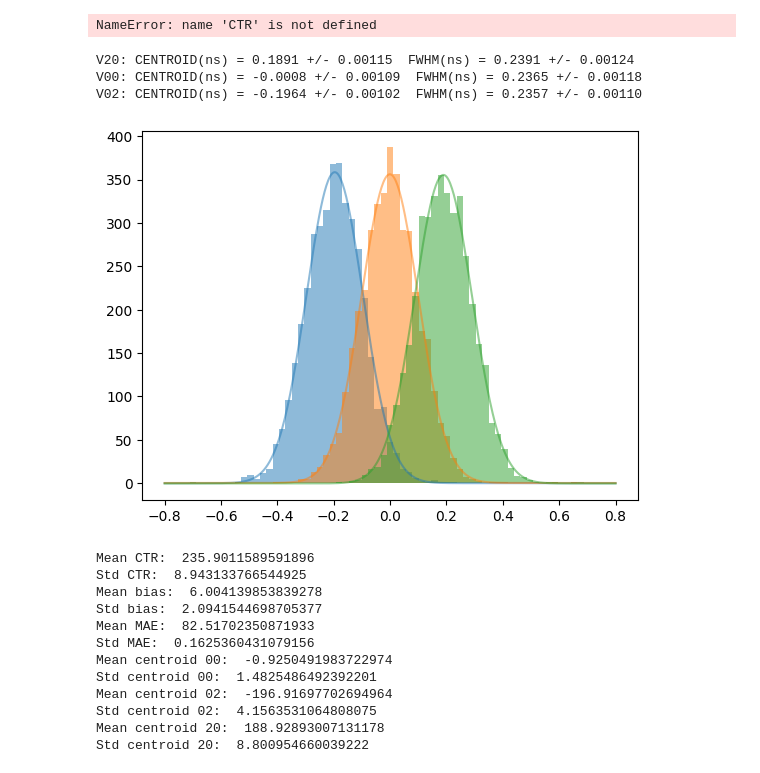
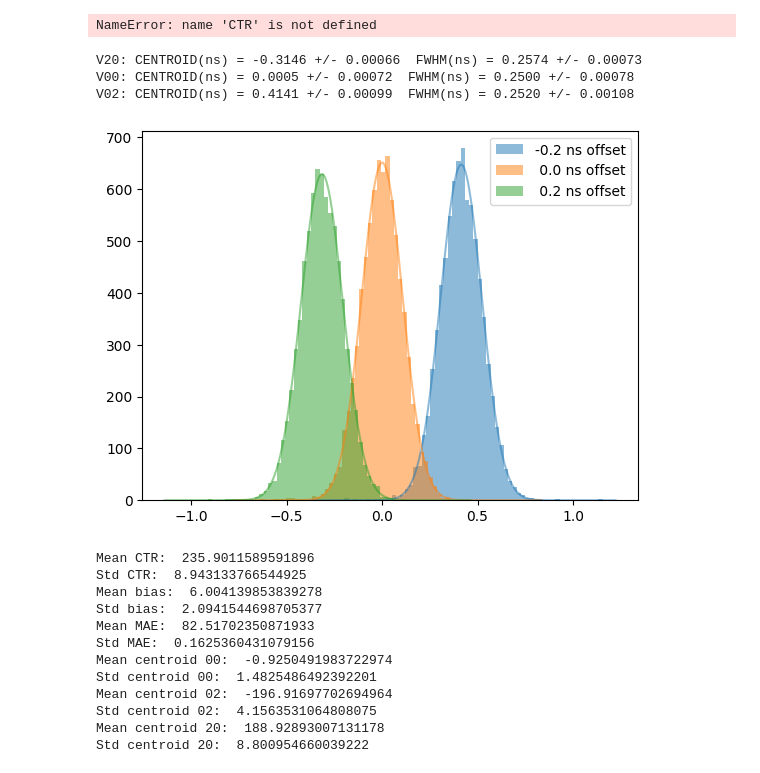
Before and after one commit to wjosefw/MLTiming, a Jupyter notebook: Traditional_methods.ipynb, the cells around one changed output. Cells and saved outputs as stored; diff of their text form; code cells hidden in the pictures.

Commit message:
updated plot gaussian

```diff
--- a/Traditional_methods.ipynb
+++ b/Traditional_methods.ipynb
@@ -110,3 +101,8 @@ plt.yticks(np.arange(0, len(attenuation), 1).tolist(), attenuation.tolist(), fon
 plt.xticks(np.arange(0, len(delay), 1).tolist(), delay.tolist(), fontsize = 8);  # Y ticks from 1 to 8
 # %% [output]
 NameError: name 'CTR' is not defined
+# %%
+dir = '/home/josea/Pulsos15CM20250130/'
+data_55 = np.load(os.path.join(dir, 'Na22_norm_pos0.npz'))['data']
+data_82 = np.load(os.path.join(dir, 'Na22_norm_pos6.npz'))['data']
+data_28 = np.load(os.path.join(dir, 'Na22_norm_pos_min_6.npz'))['data']
@@ -113,34 +157,34 @@ NameError: name 'CTR' is not defined
+# %%
+timestamps_CFD_dec0_DATA_00 = Calculate_CFD(data_55[-10000:, :500, 0], fraction = fraction, shift = shift, time_step = time_step)
+timestamps_CFD_dec1_DATA_00 = Calculate_CFD(data_55[-10000:, :500, 1], fraction = fraction, shift = shift, time_step = time_step)
+
+timestamps_CFD_dec0_DATA_02 = Calculate_CFD(data_28[-10000:, :500, 0], fraction = fraction, shift = shift, time_step = time_step)
+timestamps_CFD_dec1_DATA_02 = Calculate_CFD(data_28[-10000:, :500, 1], fraction = fraction, shift = shift, time_step = time_step)
+
+timestamps_CFD_dec0_DATA_20 = Calculate_CFD(data_82[-10000:, :500, 0], fraction = fraction, shift = shift, time_step = time_step)
+timestamps_CFD_dec1_DATA_20 = Calculate_CFD(data_82[-10000:, :500, 1], fraction = fraction, shift = shift, time_step = time_step)
+
+TOF_CFD_V00 = timestamps_CFD_dec0_DATA_00 - timestamps_CFD_dec1_DATA_00
+TOF_CFD_V02 = timestamps_CFD_dec0_DATA_02 - timestamps_CFD_dec1_DATA_02
+TOF_CFD_V20 = timestamps_CFD_dec0_DATA_20 - timestamps_CFD_dec1_DATA_20
 # %%
-timestamps_CFD_dec0_DATA_00 = Calculate_CFD(data_55[:, :200, 0], fraction = fraction, shift = shift, time_step = time_step)
-timestamps_CFD_dec1_DATA_00 = Calculate_CFD(data_55[:, :200, 1], fraction = fraction, shift = shift, time_step = time_step)
-
-timestamps_CFD_dec0_DATA_02 = Calculate_CFD(data_28[:, :200, 0], fraction = fraction, shift = shift, time_step = time_step)
-timestamps_CFD_dec1_DATA_02 = Calculate_CFD(data_28[:, :200, 1], fraction = fraction, shift = shift, time_step = time_step)
-
-timestamps_CFD_dec0_DATA_20 = Calculate_CFD(data_82[:, :200, 0], fraction = fraction, shift = shift, time_step = time_step)
-timestamps_CFD_dec1_DATA_20 = Calculate_CFD(data_82[:, :200, 1], fraction = fraction, shift = shift, time_step = time_step)
-
-TOF_CFD_V00 = timestamps_CFD_dec0_DATA_00 - timestamps_CFD_dec1_DATA_00
-TOF_CFD_V02 = timestamps_CFD_dec0_DATA_02 - timestamps_CFD_dec1_DATA_02
-TOF_CFD_V20 = timestamps_CFD_dec0_DATA_20 - timestamps_CFD_dec1_DATA_20
-
-centroid_V00 = calculate_gaussian_center(TOF_CFD_V00[None,:], nbins = nbins, limits = 3)
+centroid_V00 = calculate_gaussian_center(TOF_CFD_V00[None,:], nbins = nbins, limit = 1)
 plot_gaussian(TOF_CFD_V02, centroid_V00, range = 0.8, label = '-0.2 ns offset', nbins = nbins)
 plot_gaussian(TOF_CFD_V00, centroid_V00, range = 0.8, label = ' 0.0 ns offset', nbins = nbins)
 plot_gaussian(TOF_CFD_V20, centroid_V00, range = 0.8, label = ' 0.2 ns offset', nbins = nbins)
 
 params_V02, errors_V02 = get_gaussian_params(TOF_CFD_V02, centroid_V00, range = 0.8, nbins = nbins)
 params_V00, errors_V00 = get_gaussian_params(TOF_CFD_V00, centroid_V00, range = 0.8, nbins = nbins)
 params_V20, errors_V20 = get_gaussian_params(TOF_CFD_V20, centroid_V00, range = 0.8, nbins = nbins)
 
 print("V20: CENTROID(ns) = %.4f +/- %.5f  FWHM(ns) = %.4f +/- %.5f" % (params_V20[2], errors_V20[2], params_V20[3], errors_V20[3]))
 print("V00: CENTROID(ns) = %.4f +/- %.5f  FWHM(ns) = %.4f +/- %.5f" % (params_V00[2], errors_V00[2], params_V00[3], errors_V00[3]))
 print("V02: CENTROID(ns) = %.4f +/- %.5f  FWHM(ns) = %.4f +/- %.5f" % (params_V02[2], errors_V02[2], params_V02[3], errors_V02[3]))
 # %% [output]
-V20: CENTROID(ns) = 0.1891 +/- 0.00115  FWHM(ns) = 0.2391 +/- 0.00124
-V00: CENTROID(ns) = -0.0008 +/- 0.00109  FWHM(ns) = 0.2365 +/- 0.00118
-V02: CENTROID(ns) = -0.1964 +/- 0.00102  FWHM(ns) = 0.2357 +/- 0.00110
+V20: CENTROID(ns) = -0.3146 +/- 0.00066  FWHM(ns) = 0.2574 +/- 0.00073
+V00: CENTROID(ns) = 0.0005 +/- 0.00072  FWHM(ns) = 0.2500 +/- 0.00078
+V02: CENTROID(ns) = 0.4141 +/- 0.00099  FWHM(ns) = 0.2520 +/- 0.00108
-[figure, old version]
+[figure, new version]
 # %%
 # -------------------------------------------------------------------------
 #--------------------------- BOOTSTRAPING ---------------------------------
```
Also changed, not shown: parts of 3 cells of this notebook, 4 other files.
